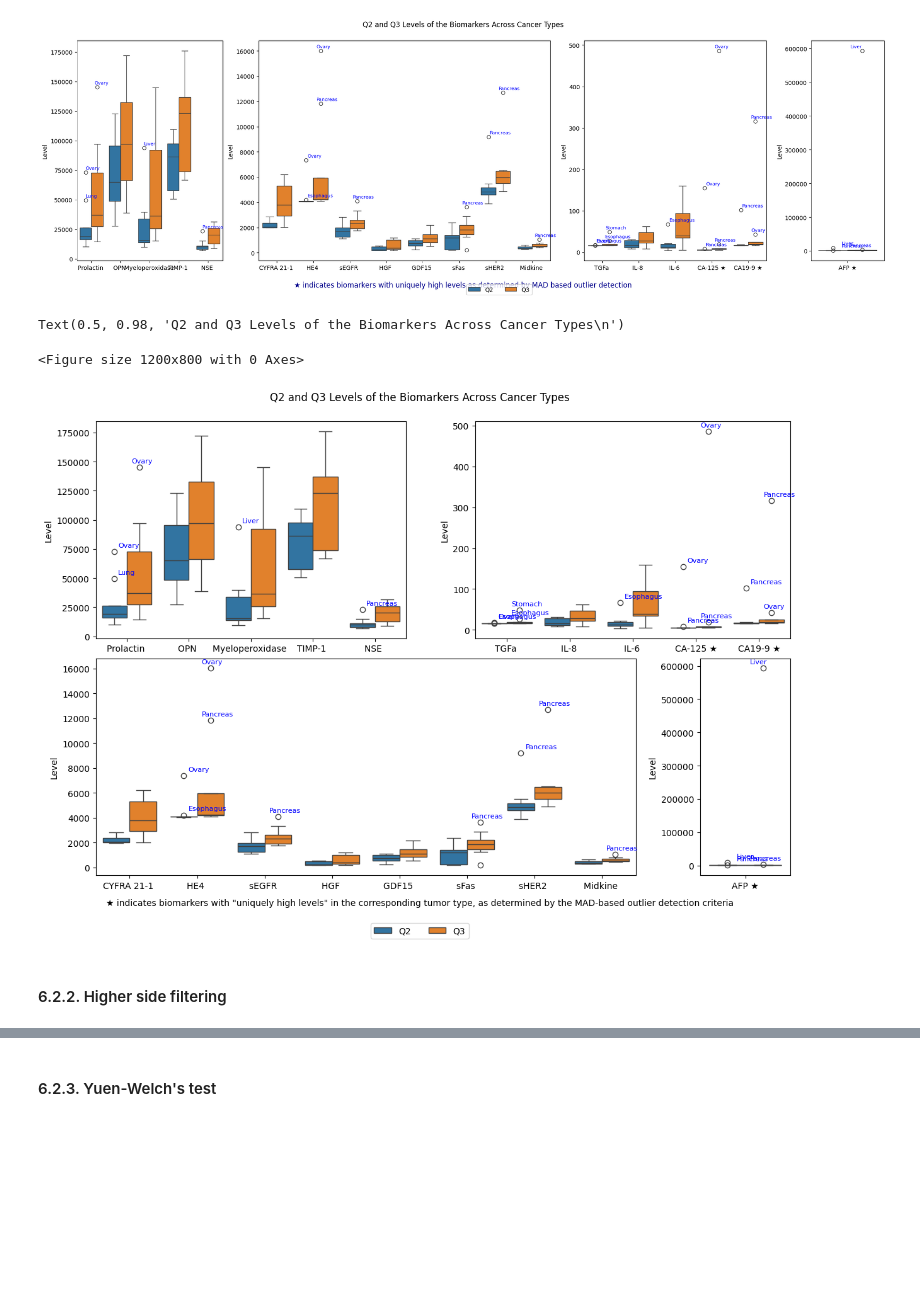
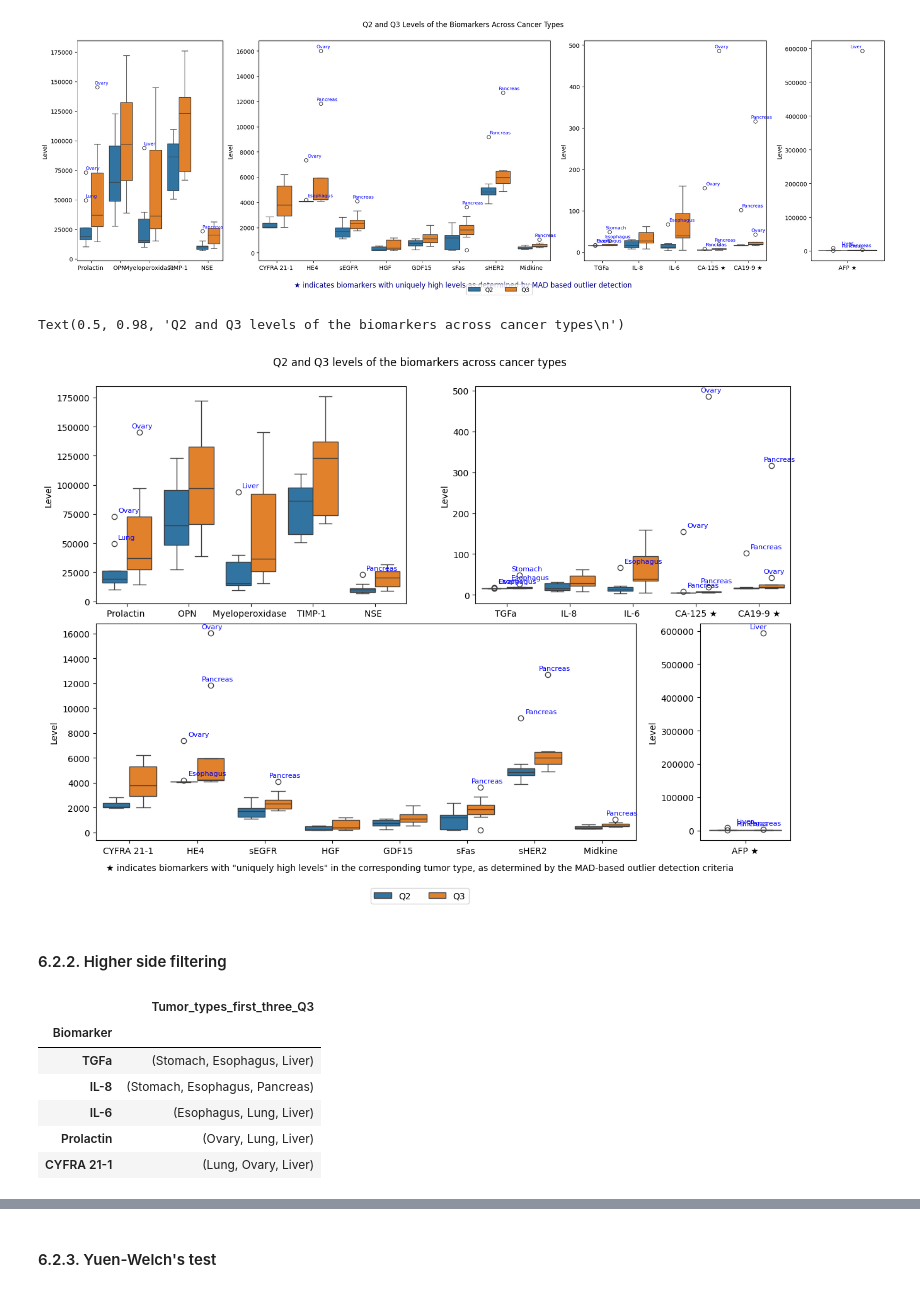
Before and after one commit to subhajitbn/Cancer-Biomarkers-from-Clinical-Data, a Jupyter notebook: tutorial-full.ipynb, the cells around one changed output, grey strips where cells are left out. Saved outputs shown, nothing was run; the diff lists cells and outputs as text; code cells hidden in the pictures; blank space fills up the shorter version.

```diff
--- a/tutorial-full.ipynb
+++ b/tutorial-full.ipynb
@@ -1113,9 +1113,6 @@ Text(0.5, 0.98, 'Q2 and Q3 Levels of the Biomarkers Across Cancer Types\n')
 plt.close()
 # %%
 boxplot_dfs = [cv_boxplot_df_1, cv_boxplot_df_3, cv_boxplot_df_2, cv_boxplot_df_4]
-
-fig = plt.figure(figsize=(12, 8))
-gs = GridSpec(2, 10, figure=fig)
 
 # Create figure with flexible layout
 fig = plt.figure(figsize=(12, 8), constrained_layout = True)
@@ -1175,10 +1172,28 @@ for ax in axs:
 
 # Add explanatory text at the bottom to indicate what "★" means
 fig.text(0.5, -0.02, '★ indicates biomarkers with \"uniquely high levels\" in the corresponding tumor type, as determined by the MAD-based outlier detection criteria', ha='center', va='center', fontsize=10, color='black')
-fig.suptitle("Q2 and Q3 Levels of the Biomarkers Across Cancer Types\n")
+fig.suptitle("Q2 and Q3 levels of the biomarkers across cancer types\n")
 # %% [output]
-Text(0.5, 0.98, 'Q2 and Q3 Levels of the Biomarkers Across Cancer Types\n')
+Text(0.5, 0.98, 'Q2 and Q3 levels of the biomarkers across cancer types\n')
-<Figure size 1200x800 with 0 Axes>
 [figure]
 # %% [markdown]
 #### 6.2.2. Higher side filtering
+# %%
+q3_df = cv_boxplot_df[cv_boxplot_df['Quartile']=='Q3'].reset_index(drop=True)
+important_biomarkers = q3_df.Biomarker.unique()
+biomarker_q3_rank_list = []
+for biomarker in important_biomarkers:
+    biomarker_q3_df = q3_df[q3_df['Biomarker'] == biomarker].sort_values(by='Level', ascending=False).reset_index(drop=True)
+    row = [biomarker, (biomarker_q3_df.iloc[0].Tumor_type, biomarker_q3_df.iloc[1].Tumor_type, biomarker_q3_df.iloc[2].Tumor_type)]
+    biomarker_q3_rank_list.append(row)
+biomarkers_q3_rank_df = pd.DataFrame(data=biomarker_q3_rank_list, columns=['Biomarker', 'Tumor_types_first_three_Q3']).set_index('Biomarker')
+
+biomarkers_q3_rank_df.head()
+# %% [output]
+|  | Tumor_types_first_three_Q3 |
+| Biomarker |  |
+| TGFa | (Stomach, Esophagus, Liver) |
+| IL-8 | (Stomach, Esophagus, Pancreas) |
+| IL-6 | (Esophagus, Lung, Liver) |
+| Prolactin | (Ovary, Lung, Liver) |
+| CYFRA 21-1 | (Lung, Ovary, Liver) |
```
Also changed, not shown: parts of 6 cells of this notebook, 1 other file.
